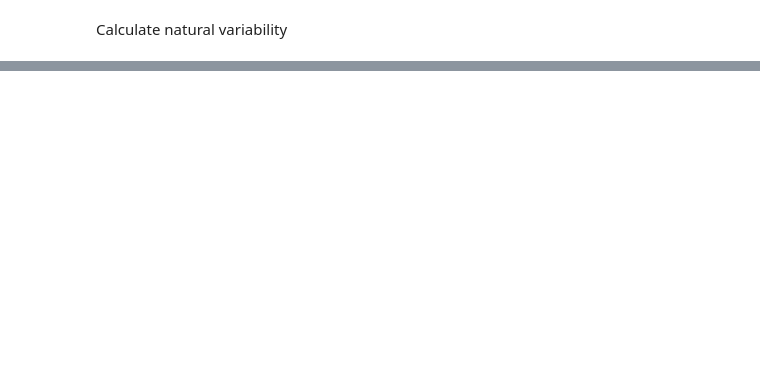
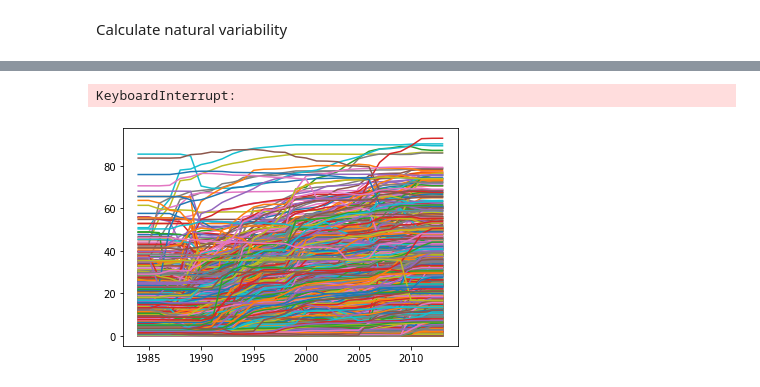
Before and after one commit to hamiddashti/greeness, a Jupyter notebook: codes/src/calculate_natural_variability_v2.ipynb, the cells around one changed output, grey strips where cells are left out. Saved outputs shown, nothing was run; the diff lists cells and outputs as text; code cells hidden in the pictures; blank space fills up the shorter version.

```diff
--- a/codes/src/calculate_natural_variability_v2.ipynb
+++ b/codes/src/calculate_natural_variability_v2.ipynb
@@ -136,0 +155,8 @@ np.isfinite(changed_pixels.where(np.isfinite(lai_growing_trend_lcc))).plot()
+# %%
+lcc_max = []
+eps = []
+for i in range(len(ls_green)):
+    lcc_max.append(percent_cover_diff.isel(lat = ls_green[i][0],lon=ls_green[i][1]).values.max())
+    eps.append(lai_growing_trend_lcc.isel(lat = ls_green[i][0],lon=ls_green[i][1]).values)
+lcc_max = np.array(lcc_max)
+eps = np.array(eps)
@@ -136,0 +199,5 @@ np.isfinite(changed_pixels.where(np.isfinite(lai_growing_trend_lcc))).plot()
+# %%
+tmp = percent_cover_green.isel(band=0)
+allnan = (~np.isnan(tmp).all(axis=0))
+ls = np.argwhere(allnan.values)
+ls
@@ -136,0 +212,15 @@ np.isfinite(changed_pixels.where(np.isfinite(lai_growing_trend_lcc))).plot()
+# %%
+
+ef_green = []
+for i in range(len(ls)):
+    ef_green.append(percent_cover_green.isel(band=2,lat=ls[i][0],lon=ls[i][1]).values)
+ef_green = np.array(ef_green).transpose()
+# %%
+x=pd.date_range("1984","2014",freq="Y").year
+df=pd.DataFrame(ef_green,index=x)
+# %%
+for i in range(5000):
+    df.iloc[:,i].plot()
+# %% [output]
+KeyboardInterrupt:
+[figure, added]
```
Also changed, not shown: parts of 24 cells of this notebook, 6 other files.
